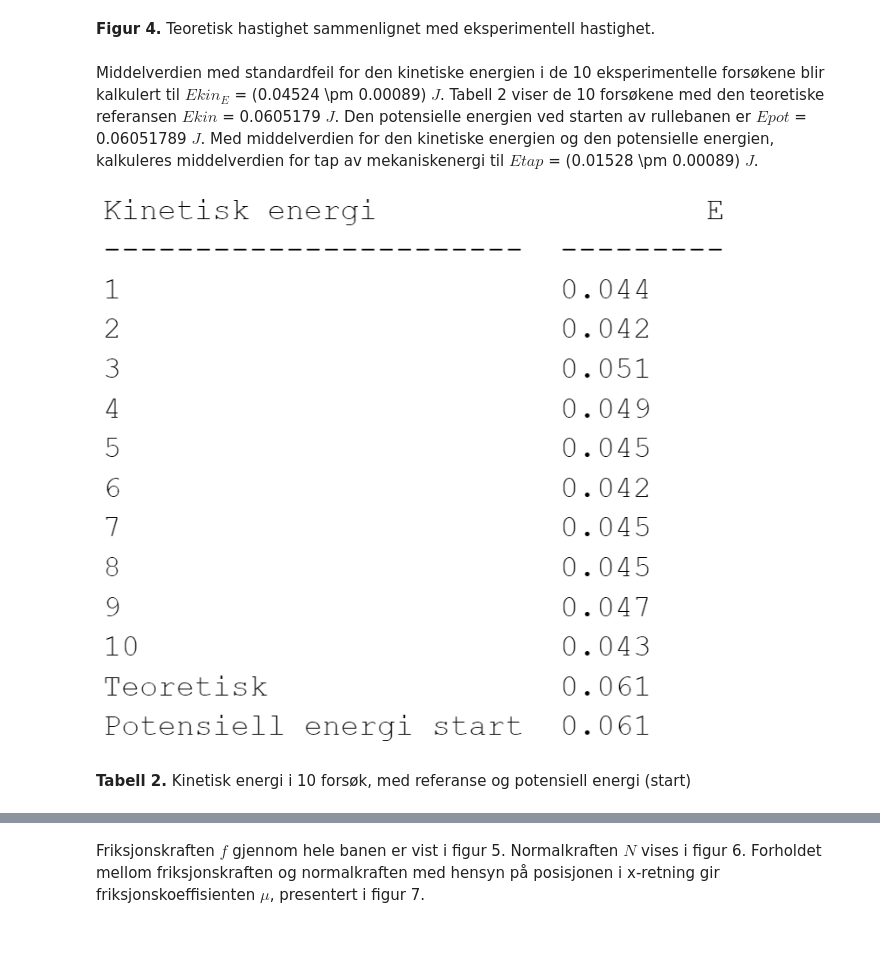
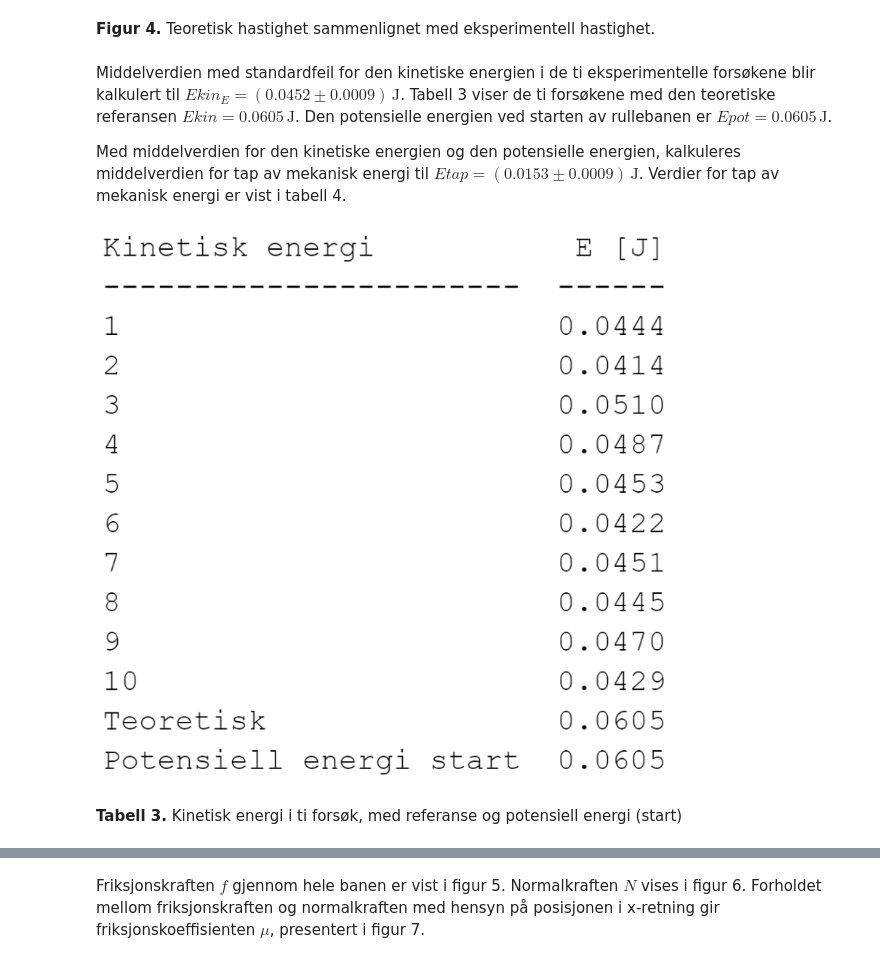
Before and after one commit to angrycompany16/Fysikk-lab, a Jupyter notebook: project.ipynb, the cells around one changed output, grey strips where cells are left out. Saved outputs shown, nothing was run; the diff lists cells and outputs as text; code cells hidden in the pictures.

```diff
--- a/project.ipynb
+++ b/project.ipynb
@@ -170,10 +187,12 @@ display.Image("images/hastighet.png")
 # %% [markdown]
 <b>Figur 4.</b> Teoretisk hastighet sammenlignet med eksperimentell hastighet.
 # %% [markdown]
-Middelverdien med standardfeil for den kinetiske energien i de 10 eksperimentelle forsøkene blir kalkulert til $Ekin_{E}$ = (0.04524 \pm 0.00089) $J$. Tabell 2 viser de 10 forsøkene med den teoretiske referansen $Ekin$ = 0.0605179 $J$. Den potensielle energien ved starten av rullebanen er $Epot$ = 0.06051789 $J$. Med middelverdien for den kinetiske energien og den potensielle energien, kalkuleres middelverdien for tap av mekaniskenergi til $Etap$ = (0.01528  \pm 0.00089) $J$.
+Middelverdien med standardfeil for den kinetiske energien i de ti eksperimentelle forsøkene blir kalkulert til $Ekin_E = (0.0452 \pm 0.0009) \, \textrm{J}$. Tabell 3 viser de ti forsøkene med den teoretiske referansen $Ekin = 0.0605 \, \textrm{J}$. Den potensielle energien ved starten av rullebanen er $Epot = 0.0605 \, \textrm{J}$.
+
+Med middelverdien for den kinetiske energien og den potensielle energien, kalkuleres middelverdien for tap av mekanisk energi til $Etap = (0.0153  \pm 0.0009) \, \textrm{J}$. Verdier for tap av mekanisk energi er vist i tabell 4.
 # %%
-display.Image("images/tabell_kinetisk_energi.png")
+display.Image("images/tabelll_kinetisk_energi.png")
 # %% [output]
-[figure, old version]
+[figure, new version]
 # %% [markdown]
-<b>Tabell 2.</b> Kinetisk energi i 10 forsøk, med referanse og potensiell energi (start)
+<b>Tabell 3.</b> Kinetisk energi i ti forsøk, med referanse og potensiell energi (start)
```
Also changed, not shown: parts of 15 cells of this notebook, 4 other files.
